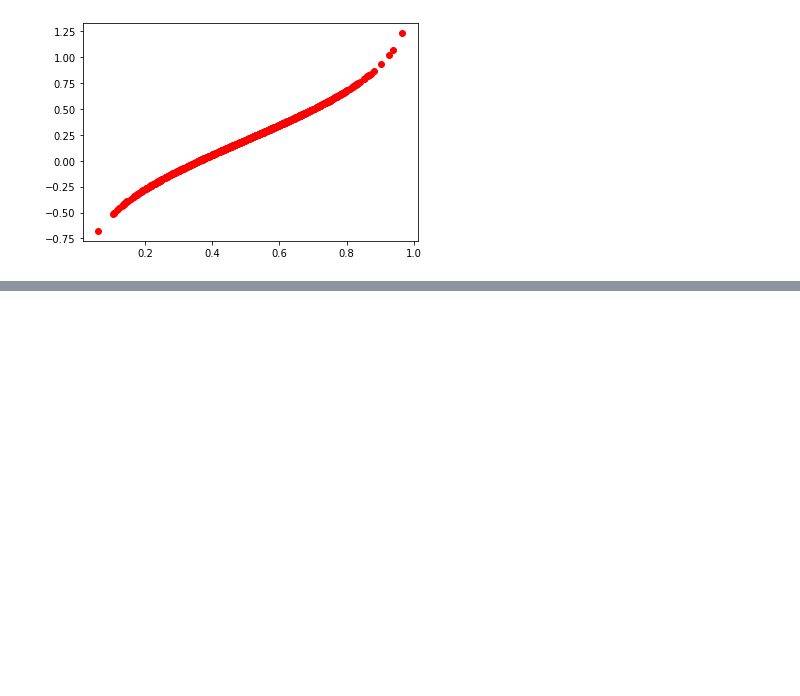
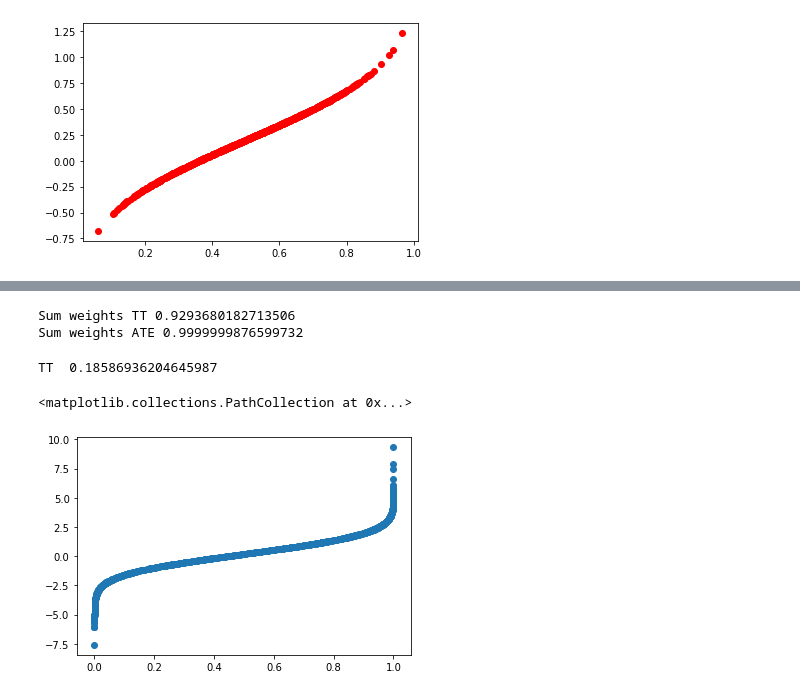
Before and after one commit to jeannesorin/Skwad, a Jupyter notebook: Empirical Analysis III/Problem Sets/Heckman Pset 3/Code_ChaseJeanneTom.ipynb, the cells around one changed output, grey strips where cells are left out. Cells and saved outputs as stored; diff of their text form; code cells hidden in the pictures; blank space fills up the shorter version.

```diff
--- a/Empirical Analysis III/Problem Sets/Heckman Pset 3/Code_ChaseJeanneTom.ipynb
+++ b/Empirical Analysis III/Problem Sets/Heckman Pset 3/Code_ChaseJeanneTom.ipynb
@@ -206,0 +254,40 @@ compute_MTE(N, α, β, minmax_baseline[0], minmax_baseline[1], mean, conf7)
+# %%
+# Need to sort everything again according to Ud
+arr1inds = Ud.argsort()
+UD_sorted = Ud[arr1inds[::1]]
+Z_sorted = Z[arr1inds[::1]]
+MTE_sorted = MTE[arr1inds[::1]]
+# %%
+# Below is rather an experiment than anything else for now...
+def weight_ATE_f(N, UD_sorted):
+    return(np.ones(N))
+
+def weight_TT_f(N, UD_sorted):
+    # E(P) = share of treated
+    E_P = sum(D)/len(D)
+    # cd slide13, MTE as Generator
+    CDF_Ud = (UD_sorted - np.min(UD_sorted)) / (np.max(UD_sorted) - np.min(UD_sorted))
+    S_P = 1 - CDF_Ud
+    weight_TT = S_P / E_P
+    return(weight_TT)
+
+
+
+
+# It should integrate to 1...
+weight_TT = simps(weight_TT_f(len(UD_sorted), UD_sorted), UD_sorted)
+weight_ATE = simps(weight_ATE_f(len(UD_sorted), UD_sorted), UD_sorted)
+print("Sum weights TT", simps(weight_TT_f(len(UD_sorted), UD_sorted), UD_sorted)) # takes the integral of the weights on Ud
+print("Sum weights ATE", simps(weight_ATE_f(len(UD_sorted), UD_sorted), UD_sorted))
+# %% [output]
+Sum weights TT 0.9293680182713506
+Sum weights ATE 0.9999999876599732
+# %%
+TT_inside = MTE_sorted * weight_TT
+TT = simps(TT_inside, UD_sorted) #Takes the integral of MTE*weight_TT on Ud
+print("TT ", TT)
+plt.scatter(UD_sorted, TT_inside)
+# %% [output]
+TT  0.18586936204645987
+<matplotlib.collections.PathCollection at 0x...>
+[figure, added]
```
Also changed, not shown: parts of 11 cells of this notebook, 1 other file.
